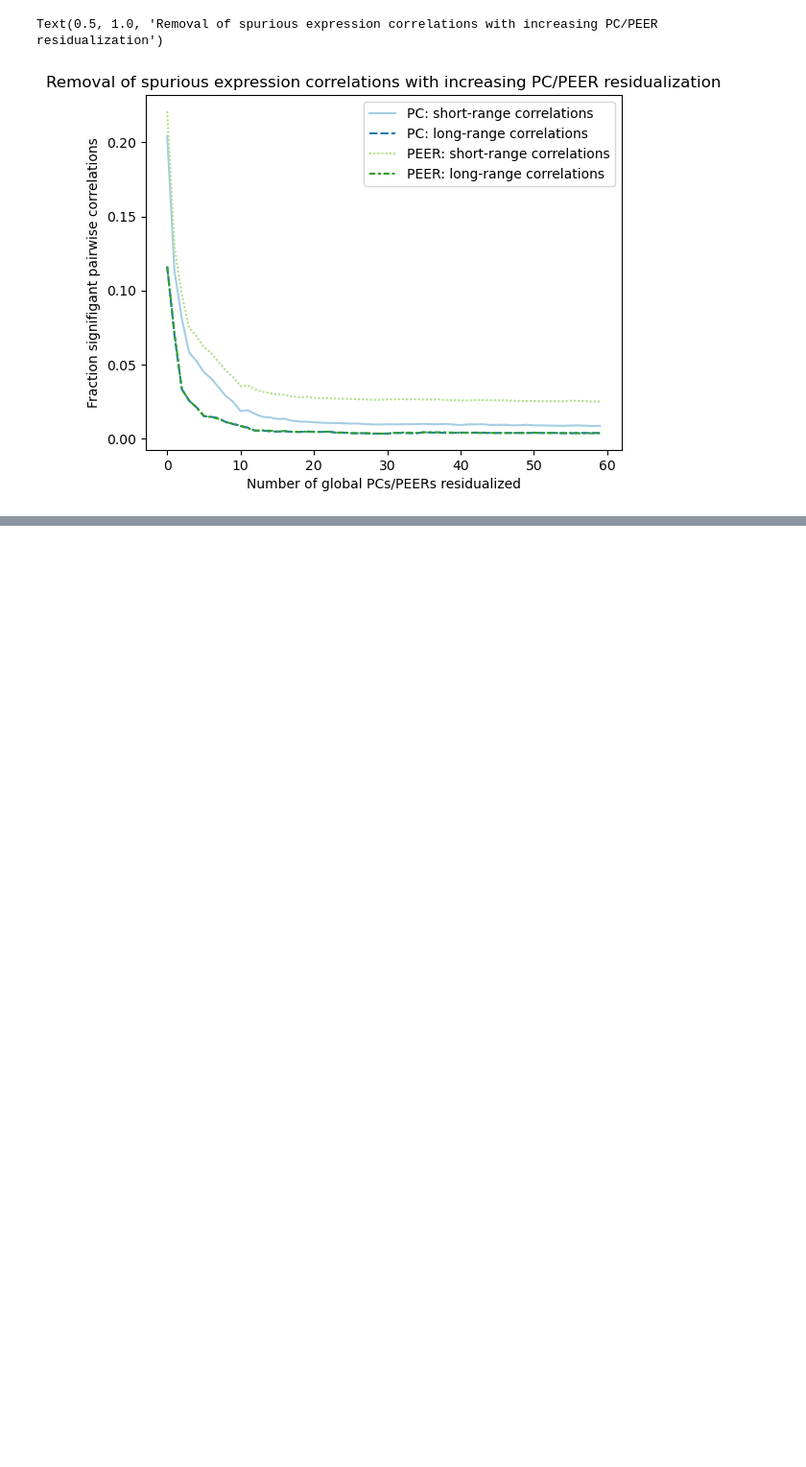
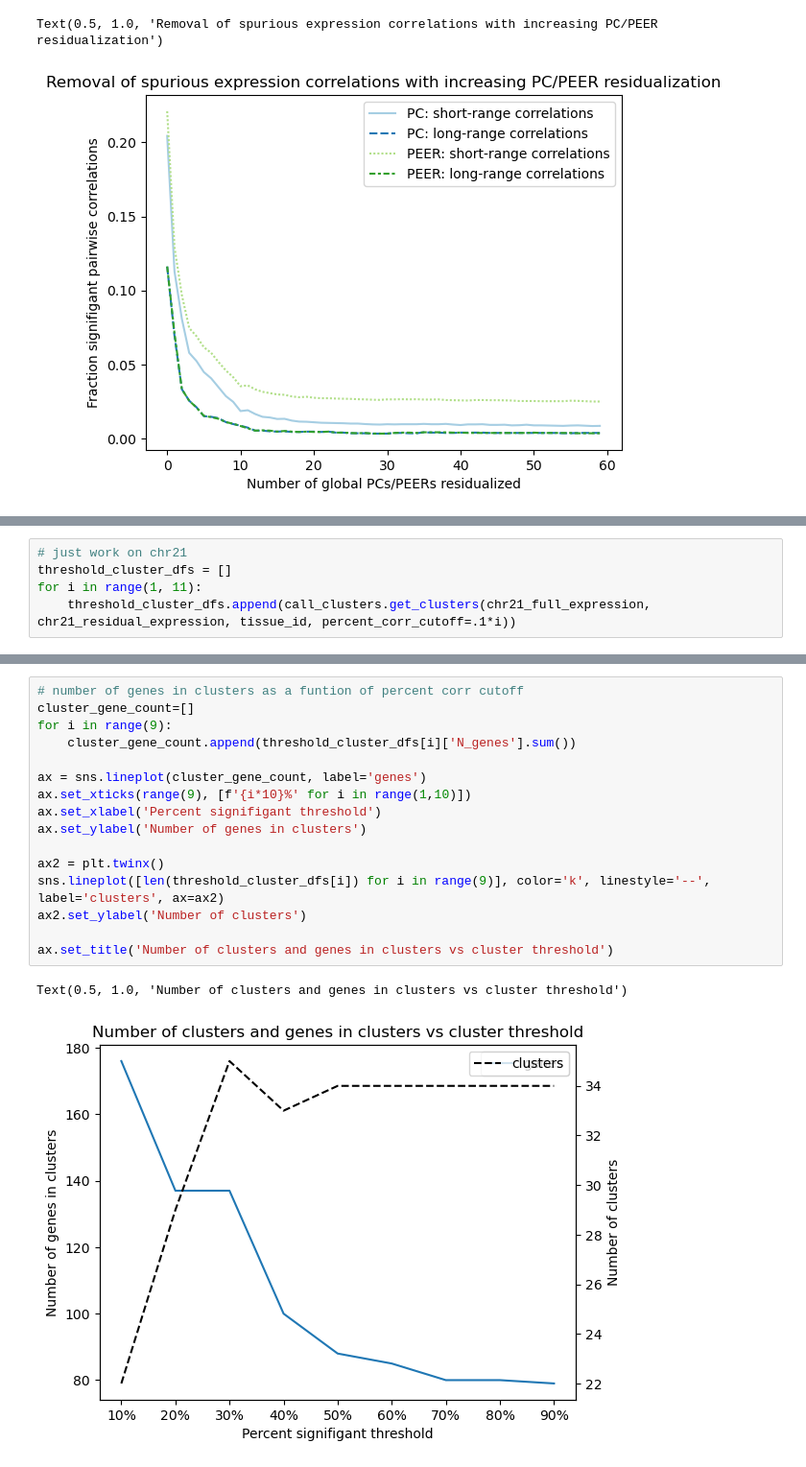
Before and after one commit to kal26/pcqtls, a Jupyter notebook: workflow/notebooks/cluster_analysis/residualization_null.ipynb, the cells around one changed output, grey strips where cells are left out. Shown at 96% size. Drawn from its saved outputs; the diff is of its cells as text; blank space fills up the shorter version.

```diff
--- a/workflow/notebooks/cluster_analysis/residualization_null.ipynb
+++ b/workflow/notebooks/cluster_analysis/residualization_null.ipynb
@@ -316,0 +439,5 @@ Text(0.5, 1.0, 'Removal of spurious expression correlations with increasing PC/P
+# %%
+# just work on chr21
+threshold_cluster_dfs = []
+for i in range(1, 11):
+    threshold_cluster_dfs.append(call_clusters.get_clusters(chr21_full_expression, chr21_residual_expression, tissue_id, percent_corr_cutoff=.1*i))
@@ -316,0 +615,19 @@ Text(0.5, 1.0, 'Removal of spurious expression correlations with increasing PC/P
+# %%
+# number of genes in clusters as a funtion of percent corr cutoff
+cluster_gene_count=[]
+for i in range(9):
+    cluster_gene_count.append(threshold_cluster_dfs[i]['N_genes'].sum())
+
+ax = sns.lineplot(cluster_gene_count, label='genes')
+ax.set_xticks(range(9), [f'{i*10}%' for i in range(1,10)])
+ax.set_xlabel('Percent signifigant threshold')
+ax.set_ylabel('Number of genes in clusters')
+
+ax2 = plt.twinx()
+sns.lineplot([len(threshold_cluster_dfs[i]) for i in range(9)], color='k', linestyle='--', label='clusters', ax=ax2)
+ax2.set_ylabel('Number of clusters')
+
+ax.set_title('Number of clusters and genes in clusters vs cluster threshold')
+# %% [output]
+Text(0.5, 1.0, 'Number of clusters and genes in clusters vs cluster threshold')
+[figure, added]
```
Also changed, not shown: parts of 13 cells of this notebook, 1 other file.
